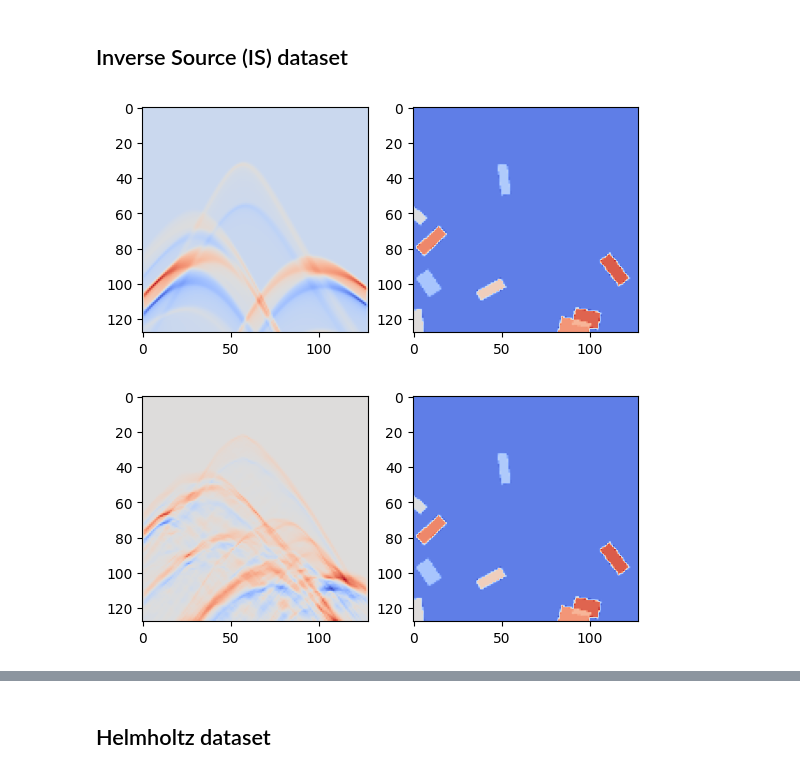
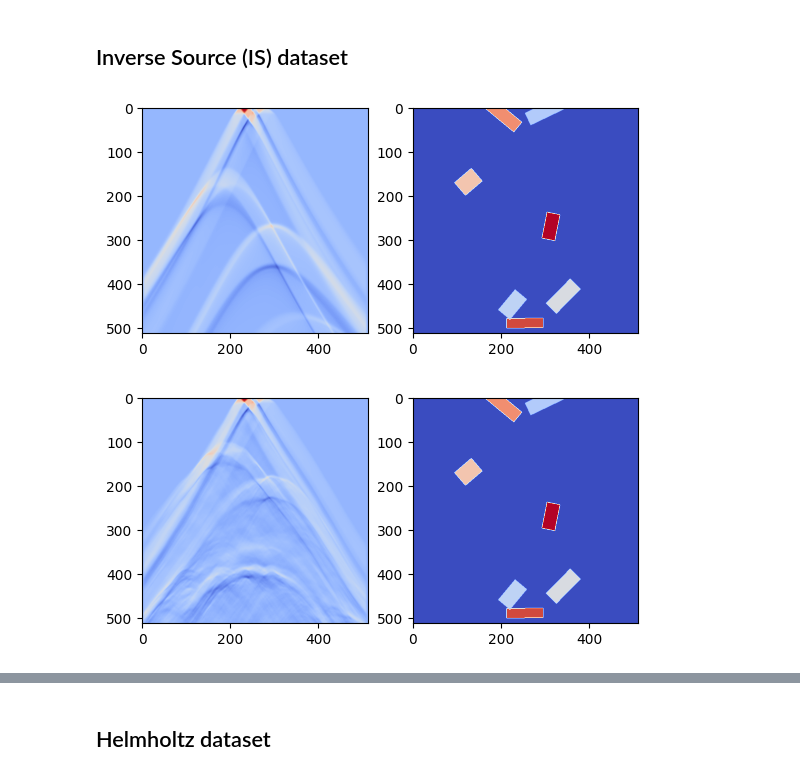
Before and after one commit to wavebench/wavebench, a Jupyter notebook: notebooks/demo-dataloaders.ipynb, the cells around one changed output, grey strips where cells are left out. Saved outputs shown, nothing was run; the diff lists cells and outputs as text; code cells hidden in the pictures.

```diff
--- a/notebooks/demo-dataloaders.ipynb
+++ b/notebooks/demo-dataloaders.ipynb
@@ -5,9 +65,12 @@ import matplotlib.pyplot as plt
 # %%
 from wavebench.dataloaders.rtc_loader import get_dataloaders_rtc_thick_lines
 
+rtc_loaders = {}
+
 for medium_type in ['gaussian_lens', 'gaussian_random_field']:
   loaders = get_dataloaders_rtc_thick_lines(
-    medium_type=medium_type#'gaussian_lens'
+    medium_type=medium_type,
+    sidelen=512,
   )
 
   idx = 1
@@ -17,4 +80,5 @@ for medium_type in ['gaussian_lens', 'gaussian_random_field']:
 
   axes[0].imshow(a.squeeze().numpy(), cmap='coolwarm')
   axes[1].imshow(b.squeeze().numpy(), cmap='coolwarm')
+  rtc_loaders[medium_type] = loaders
 # %% [output]
@@ -25,21 +169,27 @@ for medium_type in ['gaussian_lens', 'gaussian_random_field']:
 # %%
 from wavebench.dataloaders.is_loader import get_dataloaders_is_thick_lines
 
 
+is_loaders = {}
+
+
 for medium_type in ['gaussian_lens', 'gaussian_random_field']:
   loaders = get_dataloaders_is_thick_lines(
-    medium_type=medium_type#'gaussian_lens'
+    medium_type=medium_type,#'gaussian_lens'
+    sidelen=512
   )
 
 
   idx = 1
   a, b = loaders['train'].dataset.__getitem__(idx)
 
 
   fig, axes = plt.subplots(1, 2)
 
   axes[0].imshow(a.squeeze().numpy(), cmap='coolwarm')
   axes[1].imshow(b.squeeze().numpy(), cmap='coolwarm')
+
+  is_loaders[medium_type] = loaders
 # %% [output]
-[figure, old version]
+[figure, new version]
-[figure, old version]
+[figure, new version]
```
Also changed, not shown: parts of 11 cells of this notebook, 9 other files.
